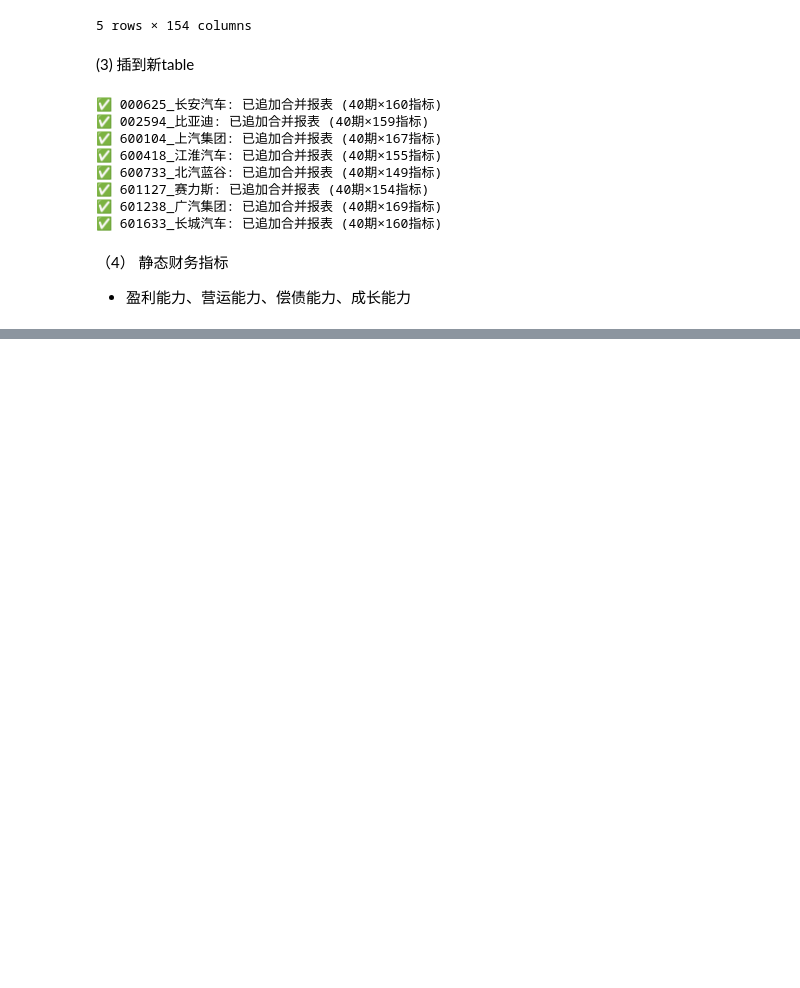
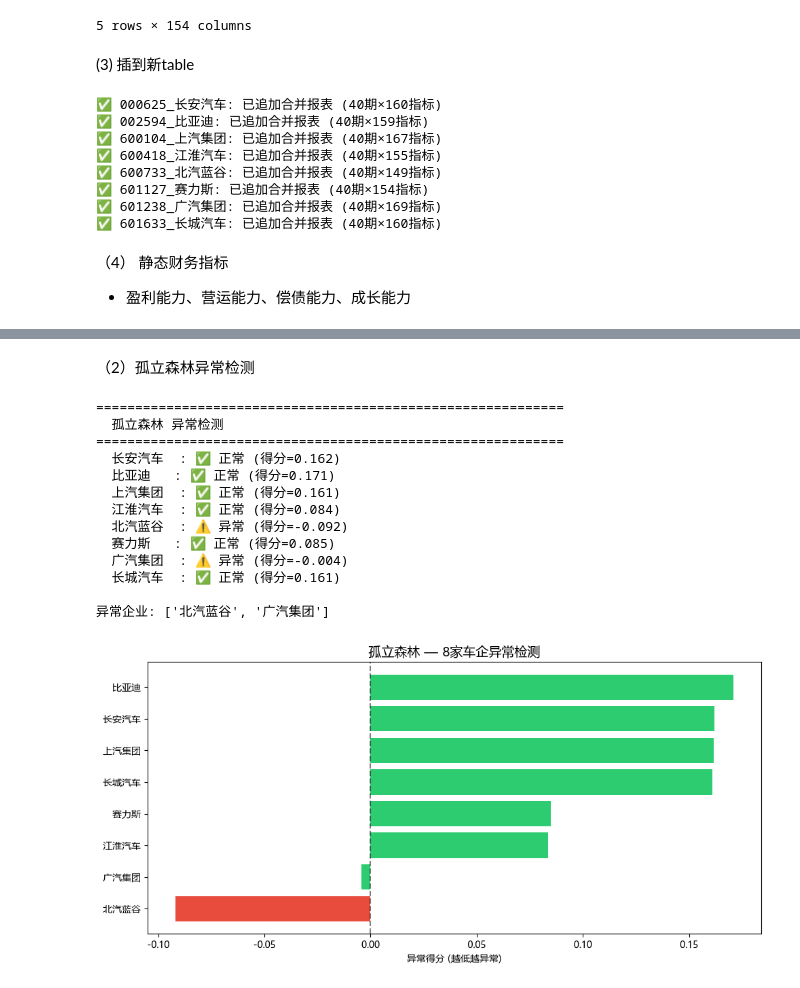
Before and after one commit to yohoten/fidac, a Jupyter notebook: 基于K-Means聚类与Prophet时序预测的重庆上市车企财务智能预警研究.ipynb, the cells around one changed output, grey strips where cells are left out. Cells and saved outputs as stored; diff of their text form; code cells hidden in the pictures; blank space fills up the shorter version.

```diff
--- a/基于K-Means聚类与Prophet时序预测的重庆上市车企财务智能预警研究.ipynb
+++ b/基于K-Means聚类与Prophet时序预测的重庆上市车企财务智能预警研究.ipynb
@@ -211,0 +325,49 @@ df_ratio.head()
+# %% [markdown]
+（2）孤立森林异常检测
+# %%
+from sklearn.ensemble import IsolationForest
+
+# ============ 孤立森林 ============
+iso = IsolationForest(contamination=0.15, random_state=42)
+anomaly_labels = iso.fit_predict(X_scaled)
+anomaly_scores = iso.decision_function(X_scaled)
+
+df_kmeans['anomaly'] = anomaly_labels
+df_kmeans['anomaly_score'] = anomaly_scores
+
+print('='*60)
+print('  孤立森林 异常检测')
+print('='*60)
+for _, row in df_kmeans.iterrows():
+    flag = '⚠️ 异常' if row['anomaly'] == -1 else '✅ 正常'
+    print(f'  {row["name"]:<6s}: {flag} (得分={row["anomaly_score"]:.3f})')
+
+print(f'\n异常企业: {df_kmeans[df_kmeans["anomaly"]==-1]["name"].tolist()}')
+
+# ============ 可视化 ============
+fig, ax = plt.subplots(figsize=(10, 5))
+sorted_df = df_kmeans.sort_values('anomaly_score')
+colors = ['#E74C3C' if s < -0.05 else '#2ECC71' for s in sorted_df['anomaly_score']]
+ax.barh(range(len(sorted_df)), sorted_df['anomaly_score'], color=colors)
+ax.set_yticks(range(len(sorted_df)))
+ax.set_yticklabels(sorted_df['name'].values)
+ax.axvline(x=0, color='black', linestyle='--', alpha=0.5)
+ax.set_xlabel('异常得分 (越低越异常)')
+ax.set_title('孤立森林 — 8家车企异常检测', fontsize=14)
+plt.tight_layout()
+plt.show()
+# %% [output]
+============================================================
+  孤立森林 异常检测
+============================================================
+  长安汽车  : ✅ 正常 (得分=0.162)
+  比亚迪   : ✅ 正常 (得分=0.171)
+  上汽集团  : ✅ 正常 (得分=0.161)
+  江淮汽车  : ✅ 正常 (得分=0.084)
+  北汽蓝谷  : ⚠️ 异常 (得分=-0.092)
+  赛力斯   : ✅ 正常 (得分=0.085)
+  广汽集团  : ⚠️ 异常 (得分=-0.004)
+  长城汽车  : ✅ 正常 (得分=0.161)
+
+异常企业: ['北汽蓝谷', '广汽集团']
+[figure, added]
```
Also changed, not shown: parts of 10 cells of this notebook, 8 other files.
